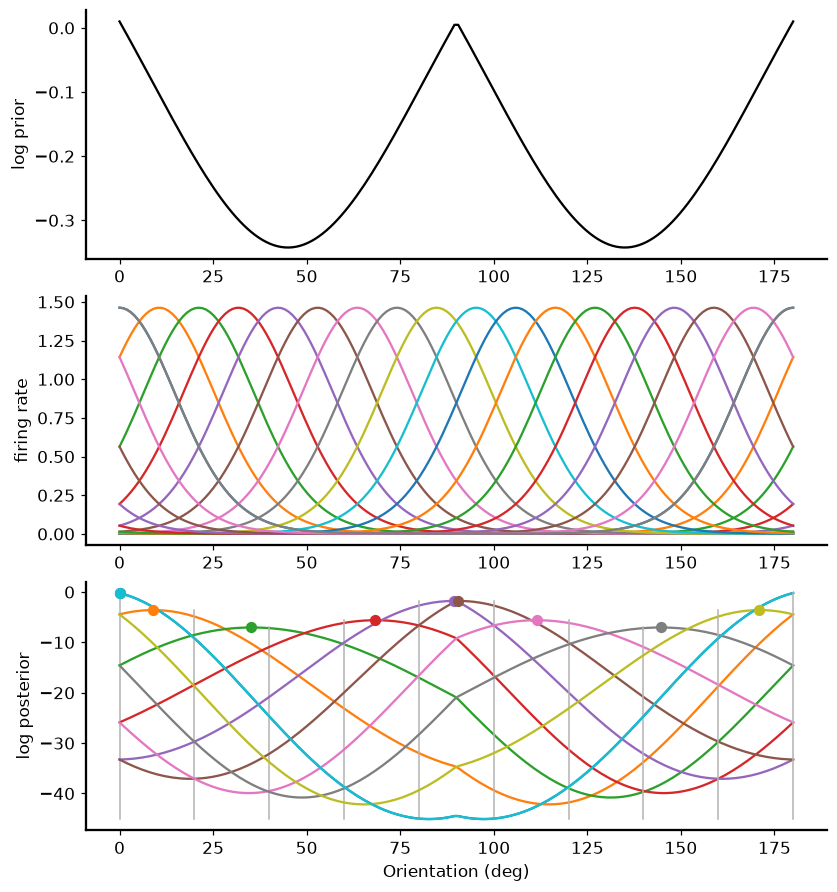
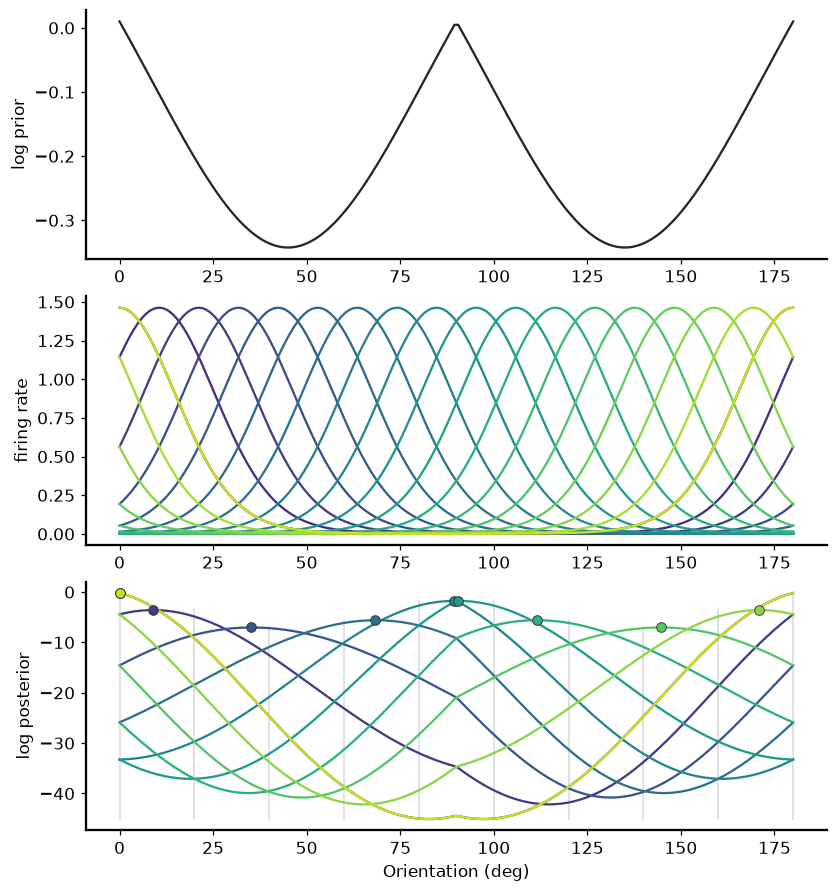
Unified diff of the notebook cell whose output changed from the first chart to the second:
--- before
+++ after
@@ -4,12 +4,14 @@
 
 fig, ax = plt.subplots(3, 1, figsize=(7.5, 8), constrained_layout=True)
-ax[0].plot(oris*180/np.pi, np.log(prior_ori), "k"); ax[0].set(ylabel="log prior")
+ax[0].plot(oris*180/np.pi, np.log(prior_ori), color="0.15"); ax[0].set(ylabel="log prior")
+ncols = ori_colors(v1mus)
 for ni in range(nneurons):
-    ax[1].plot(oris*180/np.pi, v1fr[ni])
+    ax[1].plot(oris*180/np.pi, v1fr[ni], color=ncols[ni])
 ax[1].set(ylabel="firing rate")
+tcols = ori_colors(test_oris)
 for oi in range(ntest):
-    ax[2].plot(oris*180/np.pi, meanPost2[oi])
-    ax[2].scatter(meanMAP2[oi]*180/np.pi, meanPost2[oi].max(), 40, zorder=3)
-    ax[2].plot([test_oris[oi]*180/np.pi]*2, [meanPost2.min(), meanPost2[oi].max()], "0.7", lw=1)
+    ax[2].plot(oris*180/np.pi, meanPost2[oi], color=tcols[oi])
+    ax[2].plot([test_oris[oi]*180/np.pi]*2, [meanPost2.min(), meanPost2[oi].max()], "0.85", lw=1, zorder=0)
+    ax[2].scatter(meanMAP2[oi]*180/np.pi, meanPost2[oi].max(), 40, color=tcols[oi], edgecolors="0.2", linewidths=0.6, zorder=3)
 ax[2].set(xlabel="Orientation (deg)", ylabel="log posterior")
 plt.show()

Commit: Bayesian observers: apply viridis orientation colour scheme to all figures